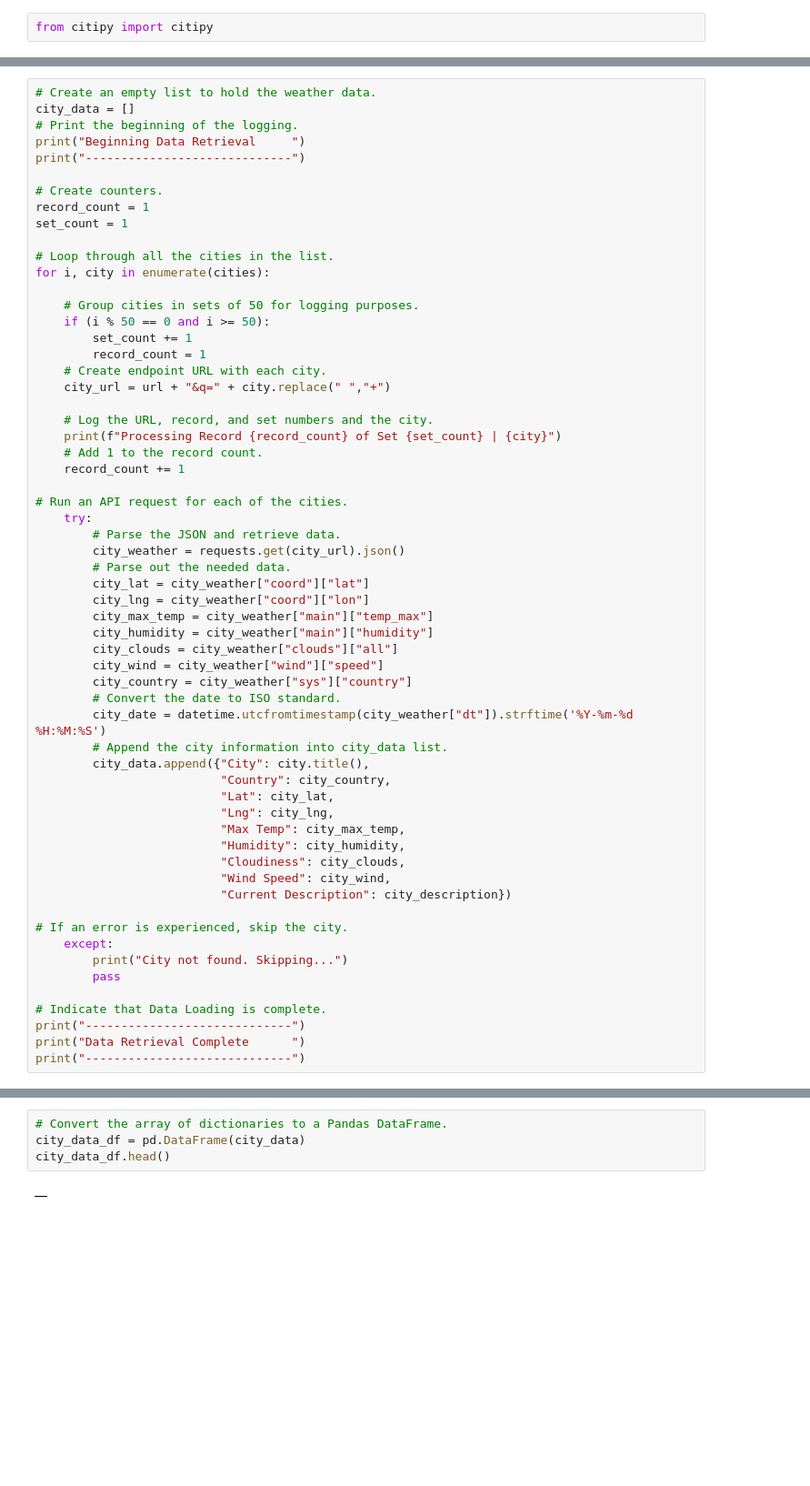
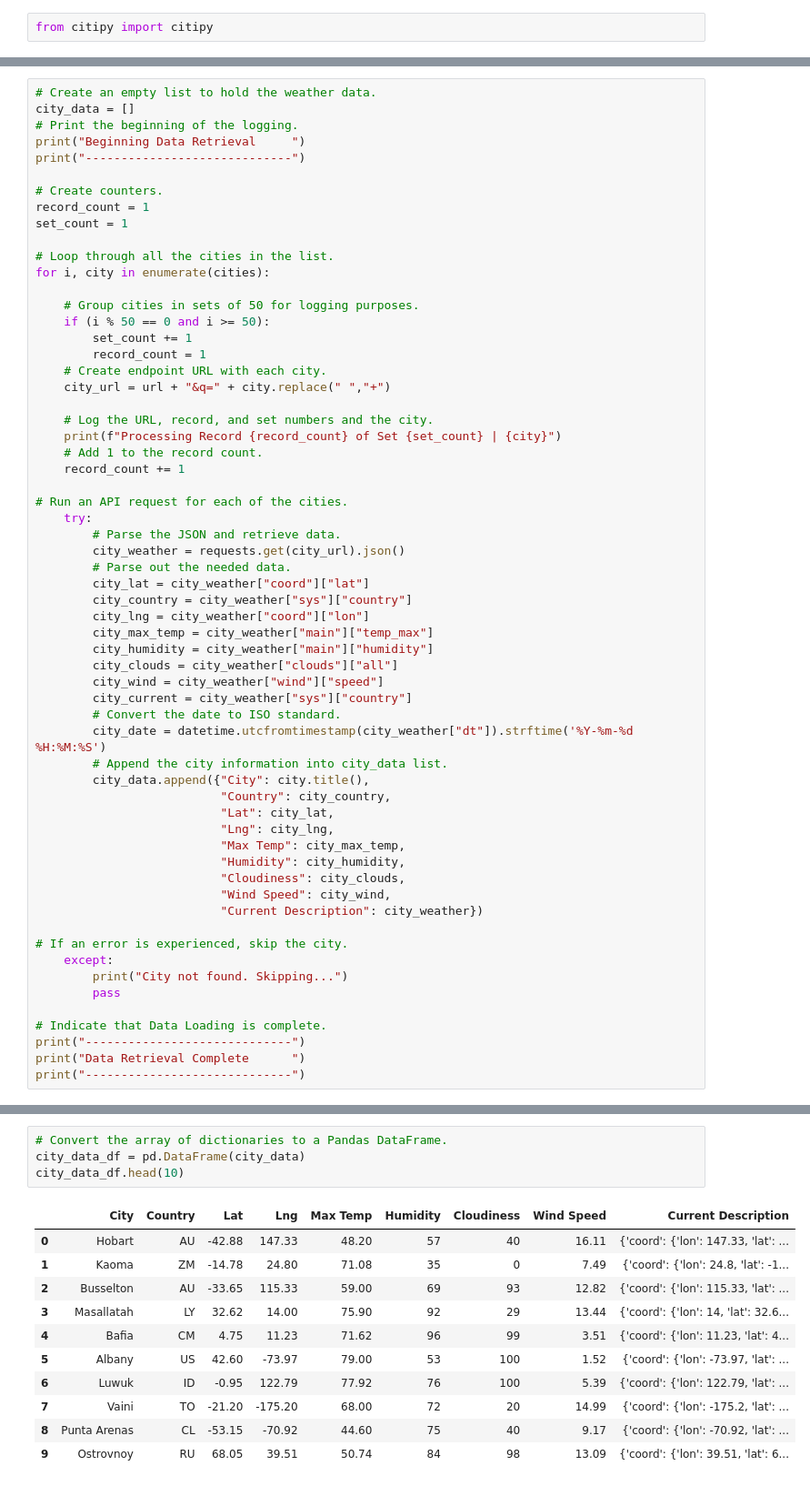
Before and after one commit to peteremiller/World_Weather_Analysis, a Jupyter notebook: Weather_Database/Weather_Database.ipynb, the cells around one changed output, grey strips where cells are left out. Shown: that part at 91% size. Cells and saved outputs as stored; diff of their text form; blank space fills up the shorter version.

Commit message:
Adding Weather Database and resources for challenge.

```diff
--- a/Weather_Database/Weather_Database.ipynb
+++ b/Weather_Database/Weather_Database.ipynb
@@ -97,12 +97,13 @@ for i, city in enumerate(cities):
         city_weather = requests.get(city_url).json()
         # Parse out the needed data.
         city_lat = city_weather["coord"]["lat"]
+        city_country = city_weather["sys"]["country"]
         city_lng = city_weather["coord"]["lon"]
         city_max_temp = city_weather["main"]["temp_max"]
         city_humidity = city_weather["main"]["humidity"]
         city_clouds = city_weather["clouds"]["all"]
         city_wind = city_weather["wind"]["speed"]
-        city_country = city_weather["sys"]["country"]
+        city_current = city_weather["sys"]["country"]
         # Convert the date to ISO standard.
         city_date = datetime.utcfromtimestamp(city_weather["dt"]).strftime('%Y-%m-%d %H:%M:%S')
         # Append the city information into city_data list.
@@ -114,7 +115,7 @@ for i, city in enumerate(cities):
                           "Humidity": city_humidity,
                           "Cloudiness": city_clouds,
                           "Wind Speed": city_wind,
-                          "Current Description": city_description})
+                          "Current Description": city_weather})
 
 # If an error is experienced, skip the city.
     except:
@@ -146,6 +147,16 @@ Data Retrieval Complete
 # %%
 # Convert the array of dictionaries to a Pandas DataFrame.
 city_data_df = pd.DataFrame(city_data)
-city_data_df.head()
+city_data_df.head(10)
 # %% [output]
-|  |
+|  | City | Country | Lat | Lng | Max Temp | Humidity | Cloudiness | Wind Speed | Current Description |
+| 0 | Hobart | AU | -42.88 | 147.33 | 48.20 | 57 | 40 | 16.11 | {'coord': {'lon': 147.33, 'lat': ... |
+| 1 | Kaoma | ZM | -14.78 | 24.80 | 71.08 | 35 | 0 | 7.49 | {'coord': {'lon': 24.8, 'lat': -1... |
+| 2 | Busselton | AU | -33.65 | 115.33 | 59.00 | 69 | 93 | 12.82 | {'coord': {'lon': 115.33, 'lat': ... |
+| 3 | Masallatah | LY | 32.62 | 14.00 | 75.90 | 92 | 29 | 13.44 | {'coord': {'lon': 14, 'lat': 32.6... |
+| 4 | Bafia | CM | 4.75 | 11.23 | 71.62 | 96 | 99 | 3.51 | {'coord': {'lon': 11.23, 'lat': 4... |
+| 5 | Albany | US | 42.60 | -73.97 | 79.00 | 53 | 100 | 1.52 | {'coord': {'lon': -73.97, 'lat': ... |
+| 6 | Luwuk | ID | -0.95 | 122.79 | 77.92 | 76 | 100 | 5.39 | {'coord': {'lon': 122.79, 'lat': ... |
+| 7 | Vaini | TO | -21.20 | -175.20 | 68.00 | 72 | 20 | 14.99 | {'coord': {'lon': -175.2, 'lat': ... |
+| 8 | Punta Arenas | CL | -53.15 | -70.92 | 44.60 | 75 | 40 | 9.17 | {'coord': {'lon': -70.92, 'lat': ... |
+| 9 | Ostrovnoy | RU | 68.05 | 39.51 | 50.74 | 84 | 98 | 13.09 | {'coord': {'lon': 39.51, 'lat': 6... |
```
Also changed, not shown: parts of 5 cells of this notebook, 2 other files.
